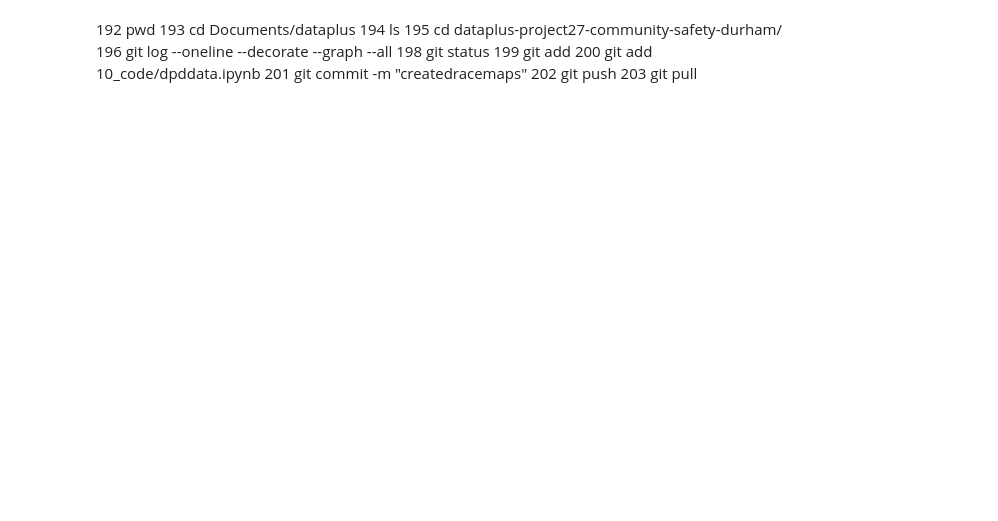
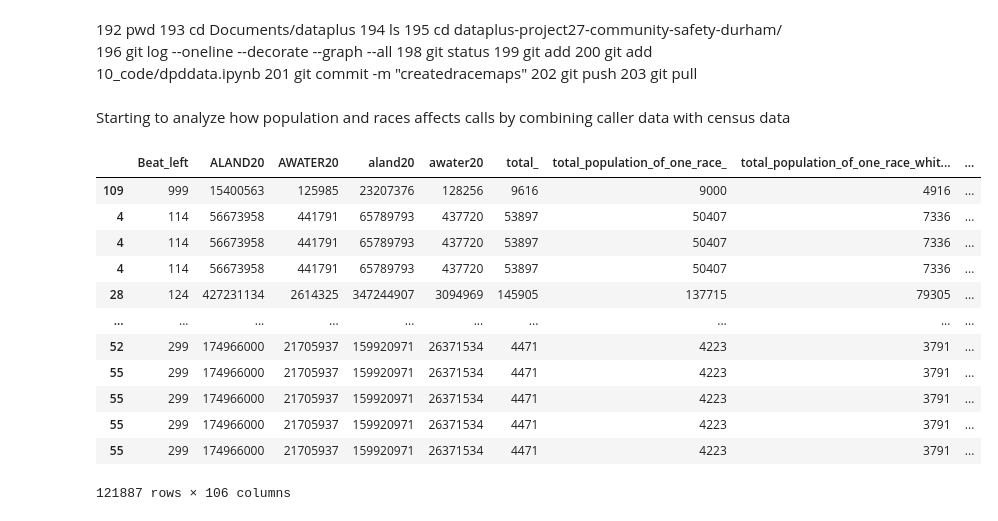
Before and after one commit to sadiesheridan/dataplus-project27-community-safety-durham, a Jupyter notebook: 10_code/dpddata.ipynb, the cells around one changed output. Drawn from its saved outputs; the diff is of its cells as text; code cells hidden in the pictures; blank space fills up the shorter version.

Commit message:
tried to merge call data with other data

```diff
--- a/10_code/dpddata.ipynb
+++ b/10_code/dpddata.ipynb
@@ -562,3 +580,22 @@ blocksperbeat
   201  git commit -m "createdracemaps"
   202  git push
   203  git pull
+# %% [markdown]
+Starting to analyze how population and races affects calls by combining caller data with census data
+# %%
+beatracewithcalls = gpd.sjoin(raceineachbeat, nonzero)
+beatracewithcalls
+# %% [output]
+|  | Beat_left | ALAND20 | AWATER20 | aland20 | awater20 | total_ | total_population_of_one_race_ | total_population_of_one_race_whit... | ... |
+| 109 | 999 | 15400563 | 125985 | 23207376 | 128256 | 9616 | 9000 | 4916 | ... |
+| 4 | 114 | 56673958 | 441791 | 65789793 | 437720 | 53897 | 50407 | 7336 | ... |
+| 4 | 114 | 56673958 | 441791 | 65789793 | 437720 | 53897 | 50407 | 7336 | ... |
+| 4 | 114 | 56673958 | 441791 | 65789793 | 437720 | 53897 | 50407 | 7336 | ... |
+| 28 | 124 | 427231134 | 2614325 | 347244907 | 3094969 | 145905 | 137715 | 79305 | ... |
+| ... | ... | ... | ... | ... | ... | ... | ... | ... | ... |
+| 52 | 299 | 174966000 | 21705937 | 159920971 | 26371534 | 4471 | 4223 | 3791 | ... |
+| 55 | 299 | 174966000 | 21705937 | 159920971 | 26371534 | 4471 | 4223 | 3791 | ... |
+| 55 | 299 | 174966000 | 21705937 | 159920971 | 26371534 | 4471 | 4223 | 3791 | ... |
+| 55 | 299 | 174966000 | 21705937 | 159920971 | 26371534 | 4471 | 4223 | 3791 | ... |
+| 55 | 299 | 174966000 | 21705937 | 159920971 | 26371534 | 4471 | 4223 | 3791 | ... |
+121887 rows × 106 columns
```
Also changed, not shown: parts of 13 cells of this notebook.
